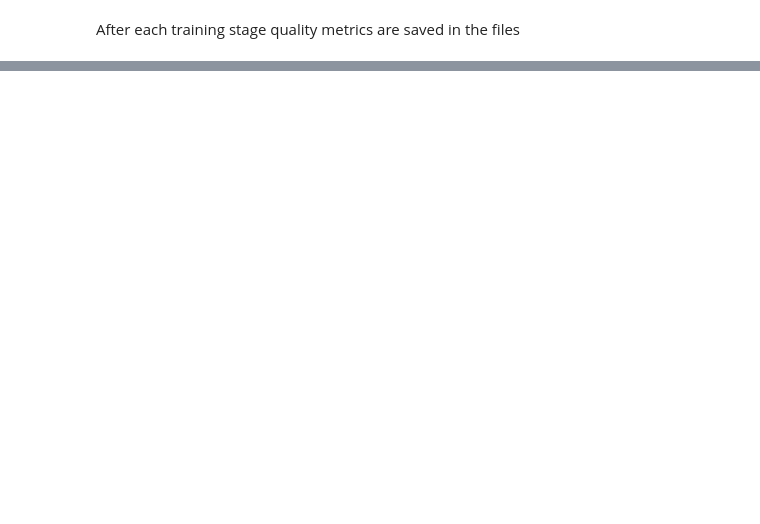
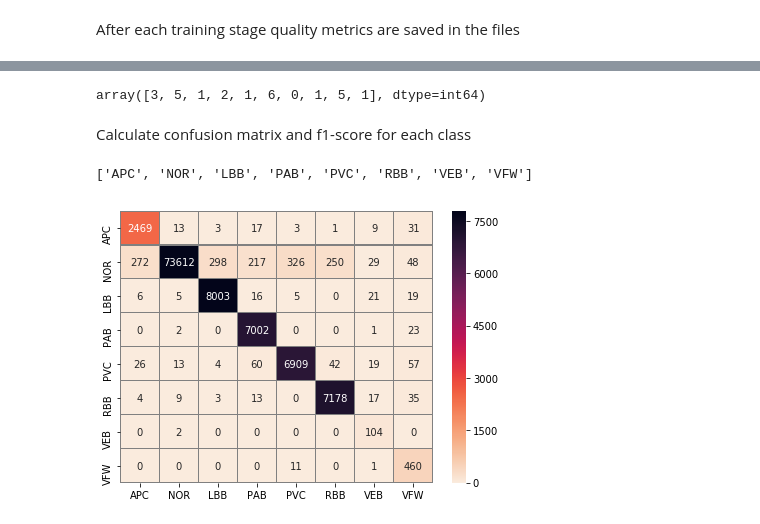
Before and after one commit to MariaIgnatyeva/ecg-cnn-analysis, a Jupyter notebook: cnn_training.ipynb, the cells around one changed output, grey strips where cells are left out. Cells and saved outputs as stored; diff of their text form; code cells hidden in the pictures; blank space fills up the shorter version.

```diff
--- a/cnn_training.ipynb
+++ b/cnn_training.ipynb
@@ -597,0 +815,7 @@ with open('cat_accuracies.txt', 'a') as fout:
+# %%
+labels_pred = np.argmax(preds, axis=1)
+labels_pred[:10]
+# %% [output]
+array([3, 5, 1, 2, 1, 6, 0, 1, 5, 1], dtype=int64)
+# %% [markdown]
+Calculate confusion matrix and f1-score for each class
@@ -597,0 +828,13 @@ with open('cat_accuracies.txt', 'a') as fout:
+# %%
+x = []
+for i in range(NUM_CLASSES):
+    x.append(idx_to_class[i].upper())
+# %% [output]
+['APC', 'NOR', 'LBB', 'PAB', 'PVC', 'RBB', 'VEB', 'VFW']
+# %%
+fig = plt.figure(figsize=(7, 5))
+ax = sns.heatmap(conf_mtx_1, annot=True, fmt='d', cmap=sns.cm.rocket_r,
+                 xticklabels=x, yticklabels=x, robust=True,
+                 linewidths=0.1, linecolor='grey')
+# %% [output]
+[figure, added]
```
Also changed, not shown: parts of 43 cells of this notebook, 14 other files.
